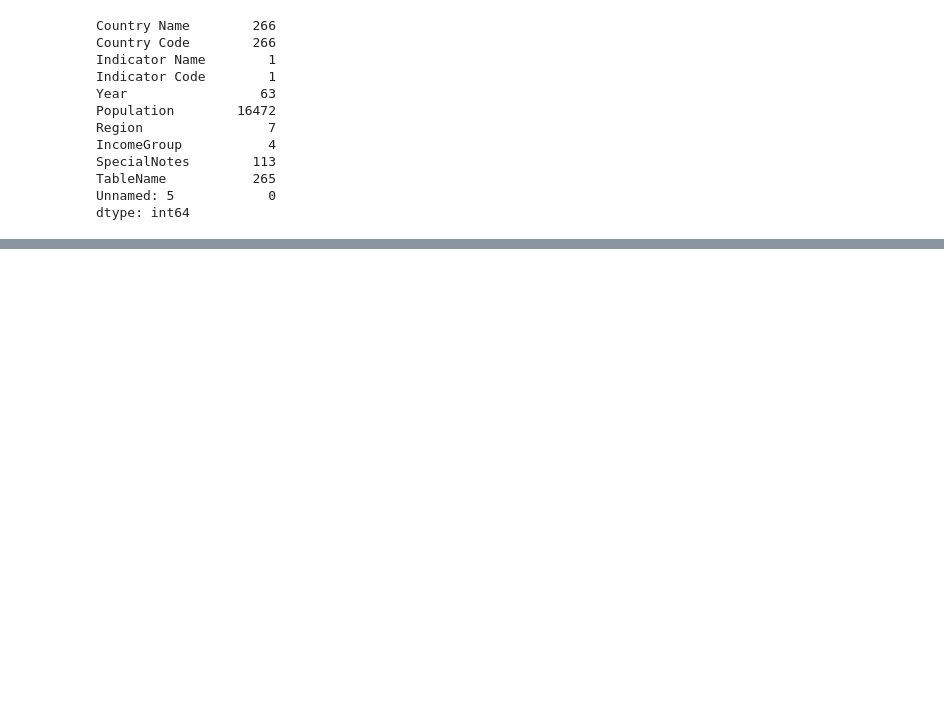
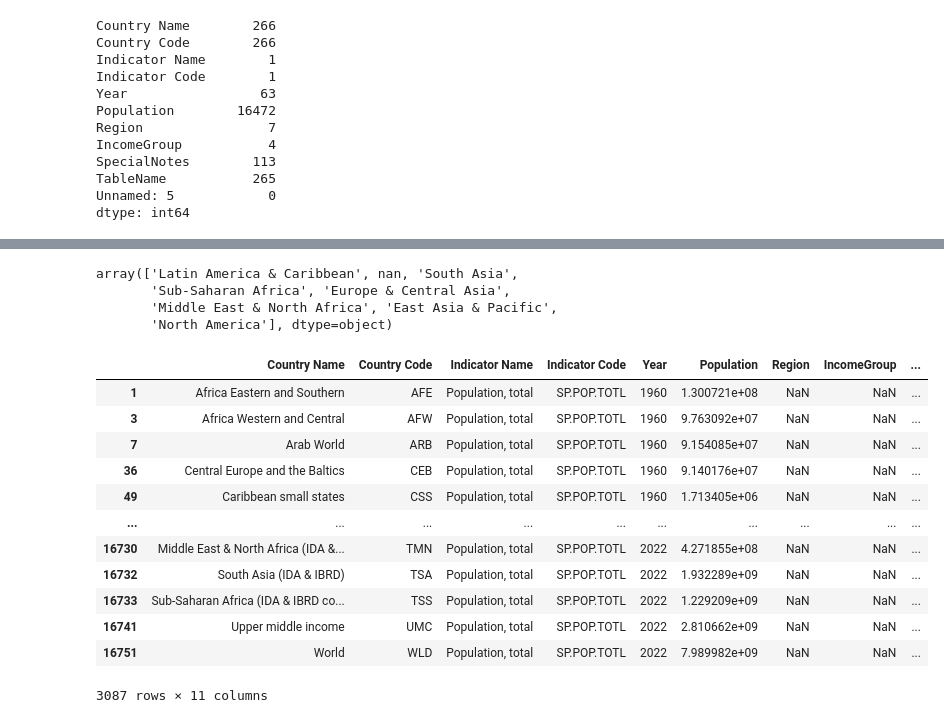
Before and after one commit to llasso05/Proyecto_Final_Modelos_Predictivos, a Jupyter notebook: notebooks/EDA.ipynb, the cells around one changed output, grey strips where cells are left out. Drawn from its saved outputs; the diff is of its cells as text; code cells hidden in the pictures; blank space fills up the shorter version.

```diff
--- a/notebooks/EDA.ipynb
+++ b/notebooks/EDA.ipynb
@@ -149,0 +201,25 @@ dtype: int64
+# %%
+df_cleaned["Region"].unique()
+# %% [output]
+array(['Latin America & Caribbean', nan, 'South Asia',
+       'Sub-Saharan Africa', 'Europe & Central Asia',
+       'Middle East & North Africa', 'East Asia & Pacific',
+       'North America'], dtype=object)
+# %%
+df_empty_region = df_cleaned[df_cleaned["Region"].isna()]
+# %%
+df_empty_region
+# %% [output]
+|  | Country Name | Country Code | Indicator Name | Indicator Code | Year | Population | Region | IncomeGroup | ... |
+| 1 | Africa Eastern and Southern | AFE | Population, total | SP.POP.TOTL | 1960 | 1.300721e+08 | NaN | NaN | ... |
+| 3 | Africa Western and Central | AFW | Population, total | SP.POP.TOTL | 1960 | 9.763092e+07 | NaN | NaN | ... |
+| 7 | Arab World | ARB | Population, total | SP.POP.TOTL | 1960 | 9.154085e+07 | NaN | NaN | ... |
+| 36 | Central Europe and the Baltics | CEB | Population, total | SP.POP.TOTL | 1960 | 9.140176e+07 | NaN | NaN | ... |
+| 49 | Caribbean small states | CSS | Population, total | SP.POP.TOTL | 1960 | 1.713405e+06 | NaN | NaN | ... |
+| ... | ... | ... | ... | ... | ... | ... | ... | ... | ... |
+| 16730 | Middle East & North Africa (IDA &... | TMN | Population, total | SP.POP.TOTL | 2022 | 4.271855e+08 | NaN | NaN | ... |
+| 16732 | South Asia (IDA & IBRD) | TSA | Population, total | SP.POP.TOTL | 2022 | 1.932289e+09 | NaN | NaN | ... |
+| 16733 | Sub-Saharan Africa (IDA & IBRD co... | TSS | Population, total | SP.POP.TOTL | 2022 | 1.229209e+09 | NaN | NaN | ... |
+| 16741 | Upper middle income | UMC | Population, total | SP.POP.TOTL | 2022 | 2.810662e+09 | NaN | NaN | ... |
+| 16751 | World | WLD | Population, total | SP.POP.TOTL | 2022 | 7.989982e+09 | NaN | NaN | ... |
+3087 rows × 11 columns
```
Also changed, not shown: parts of 5 cells of this notebook, 10 other files.
